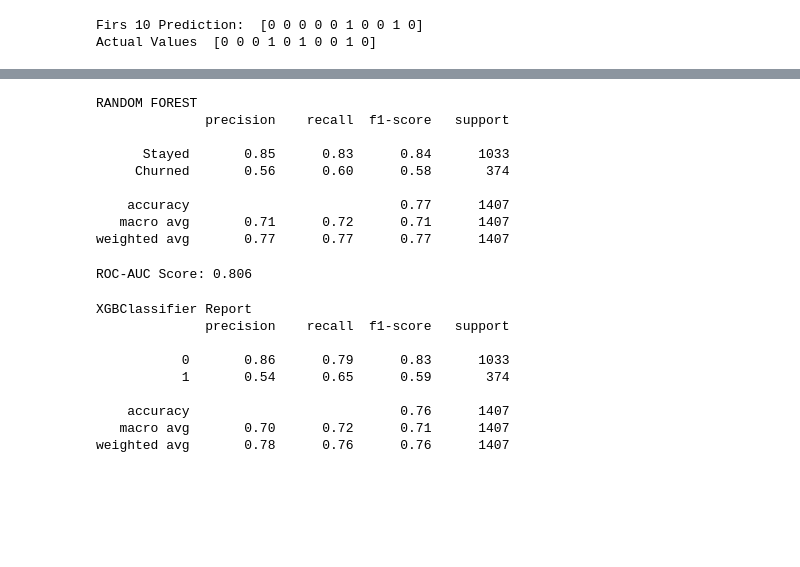
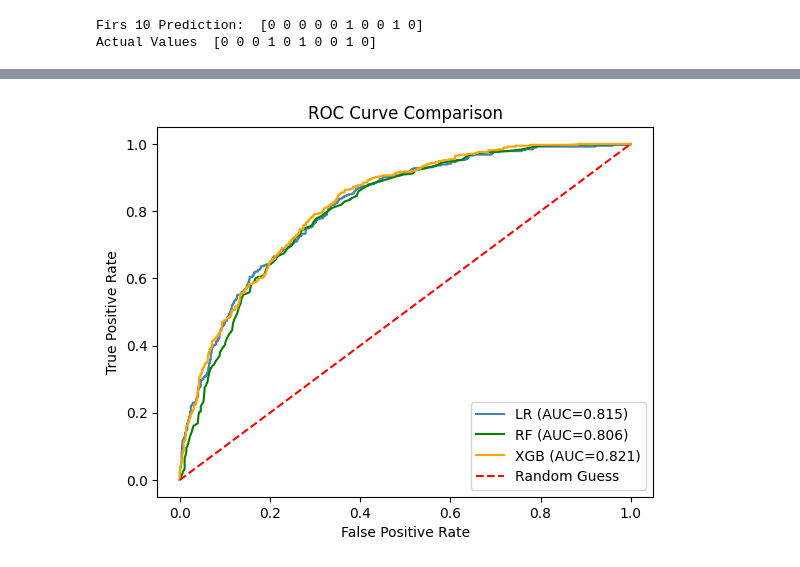
Before and after one commit to zain4cs/customer-churn-prediction-ml, a Jupyter notebook: Telecom_Cutomer.ipynb, the cells around one changed output, grey strips where cells are left out. Drawn from its saved outputs; the diff is of its cells as text; code cells hidden in the pictures; blank space fills up the shorter version.

```diff
--- a/Telecom_Cutomer.ipynb
+++ b/Telecom_Cutomer.ipynb
@@ -532,33 +581,19 @@ ROC-AUC Score: 0.8149
-# %%
-print("RANDOM FOREST")
-print(classification_report(y_test, rf_pred,
-      target_names=['Stayed', 'Churned']))
-# %% [output]
-RANDOM FOREST
-              precision    recall  f1-score   support
-
-      Stayed       0.85      0.83      0.84      1033
-     Churned       0.56      0.60      0.58       374
-
-    accuracy                           0.77      1407
-   macro avg       0.71      0.72      0.71      1407
-weighted avg       0.77      0.77      0.77      1407
-# %%
-rf_auc = roc_auc_score(y_test,
-         rf_pipeline.predict_proba(X_test)[:, 1])
-print("ROC-AUC Score:", round(rf_auc, 4))
-# %% [output]
-ROC-AUC Score: 0.806
-# %%
-print("XGBClassifier Report")
-print(classification_report(y_test, y_pred_xgb))
-# %% [output]
-XGBClassifier Report
-              precision    recall  f1-score   support
-
-           0       0.86      0.79      0.83      1033
-           1       0.54      0.65      0.59       374
-
-    accuracy                           0.76      1407
-   macro avg       0.70      0.72      0.71      1407
-weighted avg       0.78      0.76      0.76      1407
+# %%
+from sklearn.metrics import roc_curve, roc_auc_score
+
+lr_fpr, lr_tpr, _ = roc_curve(y_test, lr_pipeline.predict_proba(X_test)[:,1])
+rf_fpr, rf_tpr, _ = roc_curve(y_test, rf_pipeline.predict_proba(X_test)[:,1])
+xgb_fpr, xgb_tpr, _ = roc_curve(y_test, xgb_pipeline.predict_proba(X_test)[:,1])
+
+
+plt.plot(lr_fpr, lr_tpr, label=f'LR (AUC={round(lr_auc,3)})', color='steelblue')
+plt.plot(rf_fpr, rf_tpr, label=f'RF (AUC={round(rf_auc,3)})', color='green')
+plt.plot(xgb_fpr, xgb_tpr, label=f'XGB (AUC={round(xgb_auc,3)})', color='orange')
+plt.plot([0,1],[0,1], 'r--', label='Random Guess')
+plt.title('ROC Curve Comparison')
+plt.xlabel('False Positive Rate')
+plt.ylabel('True Positive Rate')
+plt.legend()
+plt.show()
+# %% [output]
+[figure, added]
```
Also changed, not shown: parts of 21 cells of this notebook.
